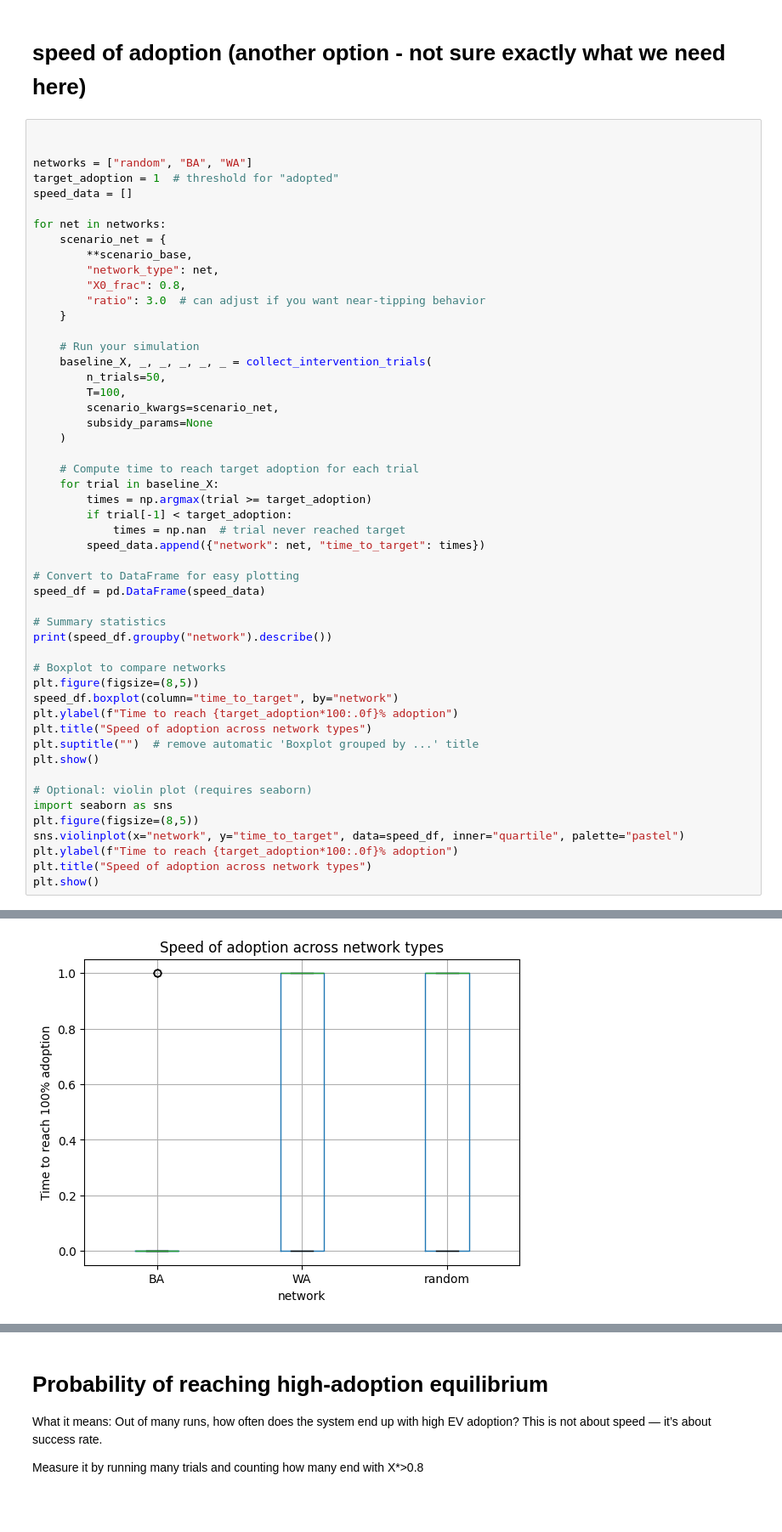
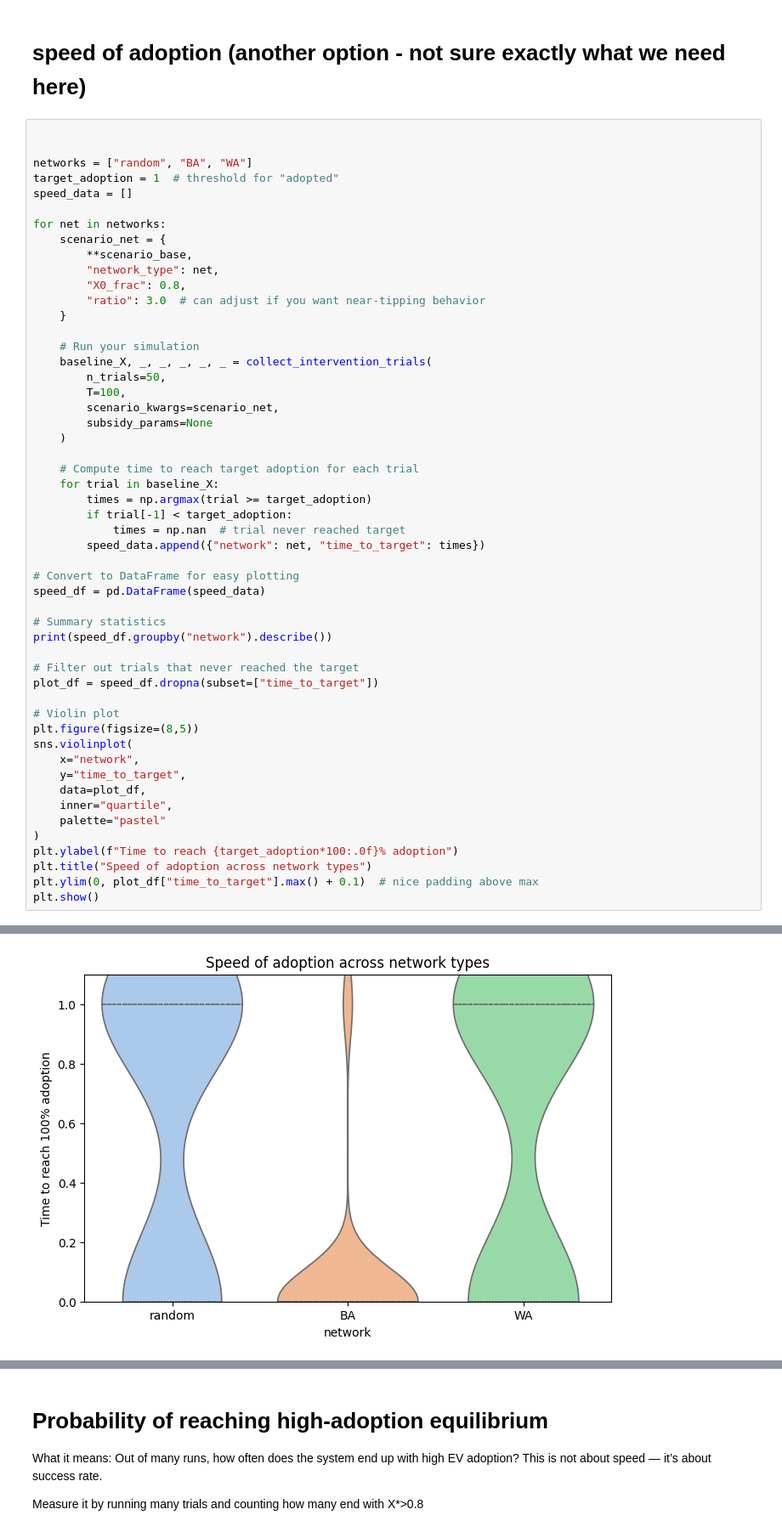
Before and after one commit to caty-g15/Assignment-3-MBDM, a Jupyter notebook: assignment.ipynb, the cells around one changed output, grey strips where cells are left out. Shown at 85% size. Cells and saved outputs as stored; diff of their text form; blank space fills up the shorter version.

```diff
--- a/assignment.ipynb
+++ b/assignment.ipynb
@@ -473,21 +473,22 @@ speed_df = pd.DataFrame(speed_data)
 # Summary statistics
 print(speed_df.groupby("network").describe())
 
-# Boxplot to compare networks
+# Filter out trials that never reached the target
+plot_df = speed_df.dropna(subset=["time_to_target"])
+
+# Violin plot
 plt.figure(figsize=(8,5))
-speed_df.boxplot(column="time_to_target", by="network")
+sns.violinplot(
+    x="network",
+    y="time_to_target",
+    data=plot_df,
+    inner="quartile",
+    palette="pastel"
+)
 plt.ylabel(f"Time to reach {target_adoption*100:.0f}% adoption")
 plt.title("Speed of adoption across network types")
-plt.suptitle("")  # remove automatic 'Boxplot grouped by ...' title
+plt.ylim(0, plot_df["time_to_target"].max() + 0.1)  # nice padding above max
 plt.show()
-
-# Optional: violin plot (requires seaborn)
-import seaborn as sns
-plt.figure(figsize=(8,5))
-sns.violinplot(x="network", y="time_to_target", data=speed_df, inner="quartile", palette="pastel")
-plt.ylabel(f"Time to reach {target_adoption*100:.0f}% adoption")
-plt.title("Speed of adoption across network types")
-plt.show()
 # %% [output]
         time_to_target
                  count      mean       std  min  25%  50%  75%  max
@@ -499 +502 @@ random            46.0  0.586957  0.497821  0.0  0.0  1.0  1.0  1.0
-[figure, old version]
+[figure, new version]
```
Also changed, not shown: parts of 6 cells of this notebook, 6 other files.
